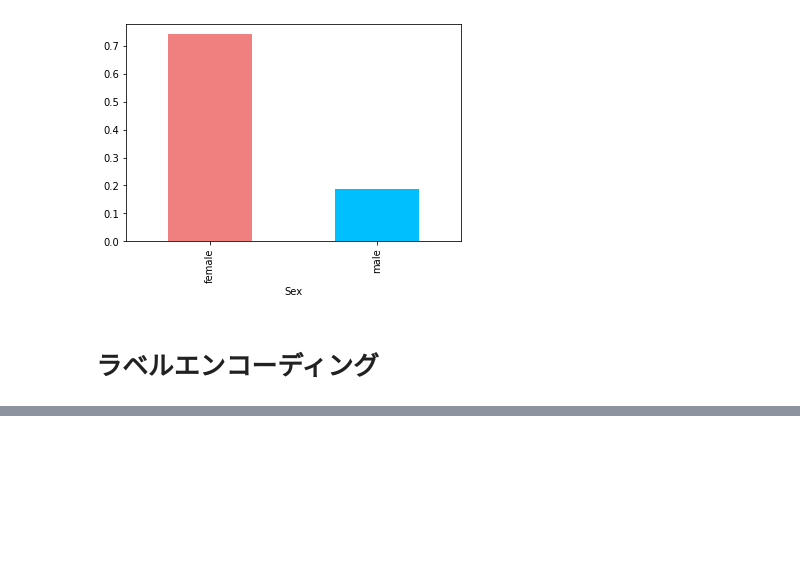
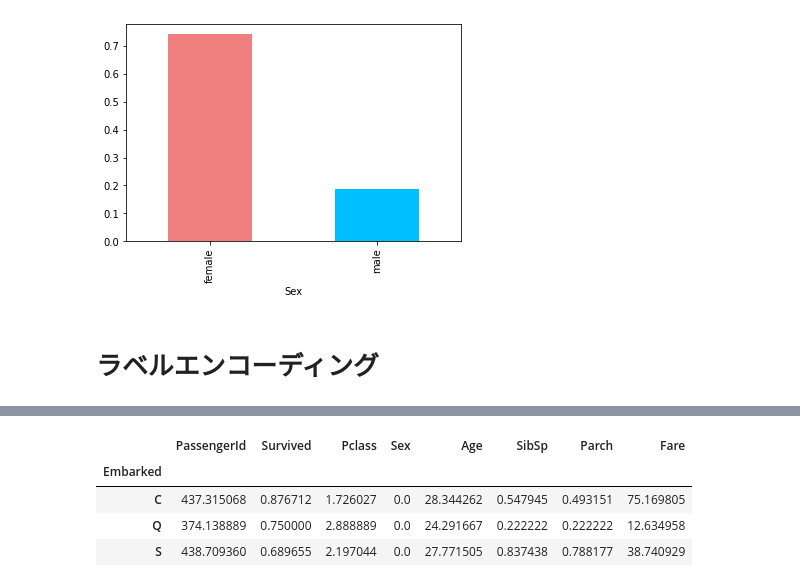
Before and after one commit to javasparrows/Machine-Learning, a Jupyter notebook: models/EDA/EDA.ipynb, the cells around one changed output, grey strips where cells are left out. Saved outputs shown, nothing was run; the diff lists cells and outputs as text; code cells hidden in the pictures; blank space fills up the shorter version.

```diff
--- a/models/EDA/EDA.ipynb
+++ b/models/EDA/EDA.ipynb
@@ -189,0 +217,8 @@ ModuleNotFoundError: No module named 'sklearn'
+# %%
+train[train['Sex'] == 0].groupby(['Embarked']).mean()
+# %% [output]
+|  | PassengerId | Survived | Pclass | Sex | Age | SibSp | Parch | Fare |
+| Embarked |  |  |  |  |  |  |  |  |
+| C | 437.315068 | 0.876712 | 1.726027 | 0.0 | 28.344262 | 0.547945 | 0.493151 | 75.169805 |
+| Q | 374.138889 | 0.750000 | 2.888889 | 0.0 | 24.291667 | 0.222222 | 0.222222 | 12.634958 |
+| S | 438.709360 | 0.689655 | 2.197044 | 0.0 | 27.771505 | 0.837438 | 0.788177 | 38.740929 |
```
Also changed, not shown: parts of 24 cells of this notebook, 3 other files.
